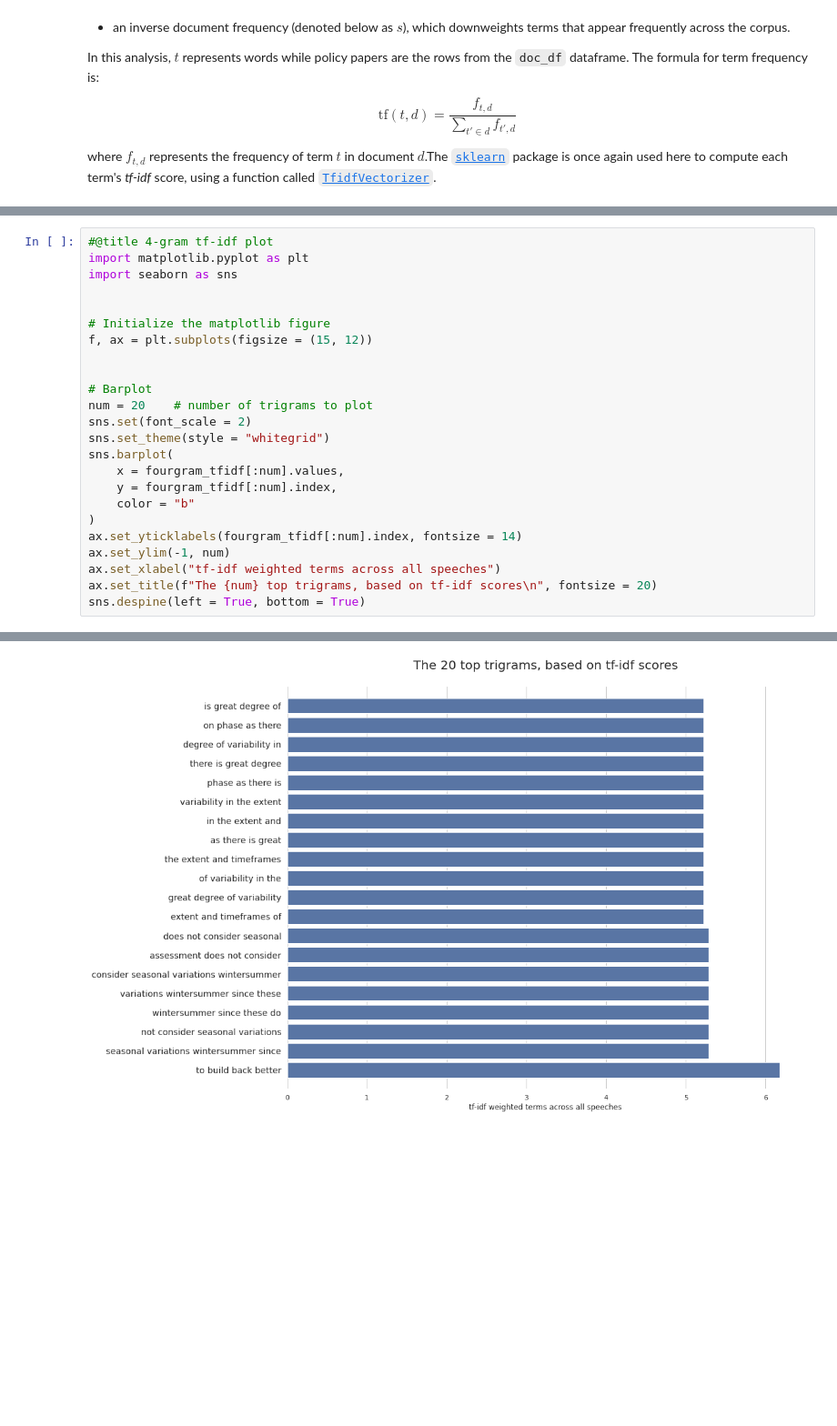
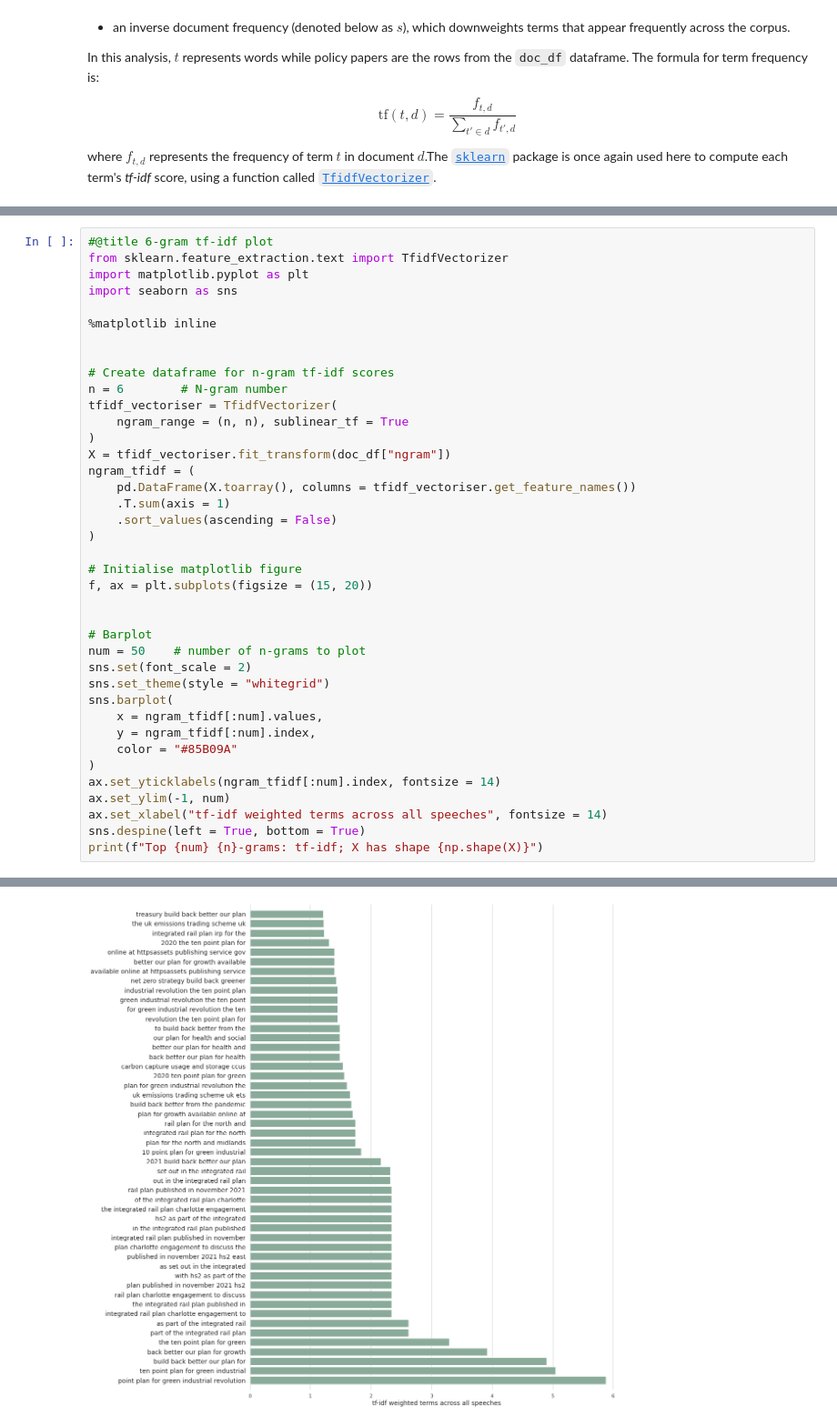
Before and after one commit to adammuhtar/nlp-networks-uk-econ-strategies, a Jupyter notebook: UK_Economic_Strategy_Text_and_Network_Analysis.ipynb, the cells around one changed output, grey strips where cells are left out. Shown at 91% size. Saved outputs shown, nothing was run; the diff lists cells and outputs as text; blank space fills up the shorter version.

```diff
--- a/UK_Economic_Strategy_Text_and_Network_Analysis.ipynb
+++ b/UK_Economic_Strategy_Text_and_Network_Analysis.ipynb
@@ -2911,25 +2922,40 @@ Function get_feature_names is deprecated; get_feature_names is deprecated in 1.0
 # %%
-#@title 4-gram tf-idf plot
+#@title 6-gram tf-idf plot
+from sklearn.feature_extraction.text import TfidfVectorizer
 import matplotlib.pyplot as plt
 import seaborn as sns
 
+%matplotlib inline
 
-# Initialize the matplotlib figure
-f, ax = plt.subplots(figsize = (15, 12))
+
+# Create dataframe for n-gram tf-idf scores
+n = 6        # N-gram number
+tfidf_vectoriser = TfidfVectorizer(
+    ngram_range = (n, n), sublinear_tf = True
+)
+X = tfidf_vectoriser.fit_transform(doc_df["ngram"])
+ngram_tfidf = (
+    pd.DataFrame(X.toarray(), columns = tfidf_vectoriser.get_feature_names())
+    .T.sum(axis = 1)
+    .sort_values(ascending = False)
+)
+
+# Initialise matplotlib figure
+f, ax = plt.subplots(figsize = (15, 20))
 
 
 # Barplot
-num = 20    # number of trigrams to plot
+num = 50    # number of n-grams to plot
 sns.set(font_scale = 2)
 sns.set_theme(style = "whitegrid")
 sns.barplot(
-    x = fourgram_tfidf[:num].values,
-    y = fourgram_tfidf[:num].index,
-    color = "b"
+    x = ngram_tfidf[:num].values,
+    y = ngram_tfidf[:num].index,
+    color = "#85B09A"
 )
-ax.set_yticklabels(fourgram_tfidf[:num].index, fontsize = 14)
+ax.set_yticklabels(ngram_tfidf[:num].index, fontsize = 14)
 ax.set_ylim(-1, num)
-ax.set_xlabel("tf-idf weighted terms across all speeches")
-ax.set_title(f"The {num} top trigrams, based on tf-idf scores\n", fontsize = 20)
+ax.set_xlabel("tf-idf weighted terms across all speeches", fontsize = 14)
 sns.despine(left = True, bottom = True)
+print(f"Top {num} {n}-grams: tf-idf; X has shape {np.shape(X)}")
 # %% [output]
@@ -2936 +2963 @@ sns.despine(left = True, bottom = True)
-[figure, old version]
+[figure, new version]
```
Also changed, not shown: parts of 24 cells of this notebook.
